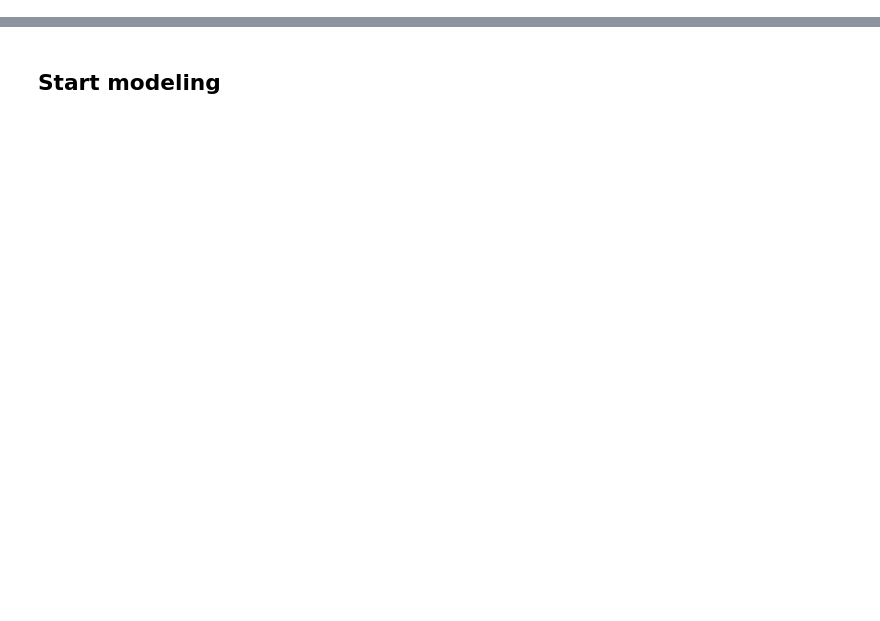
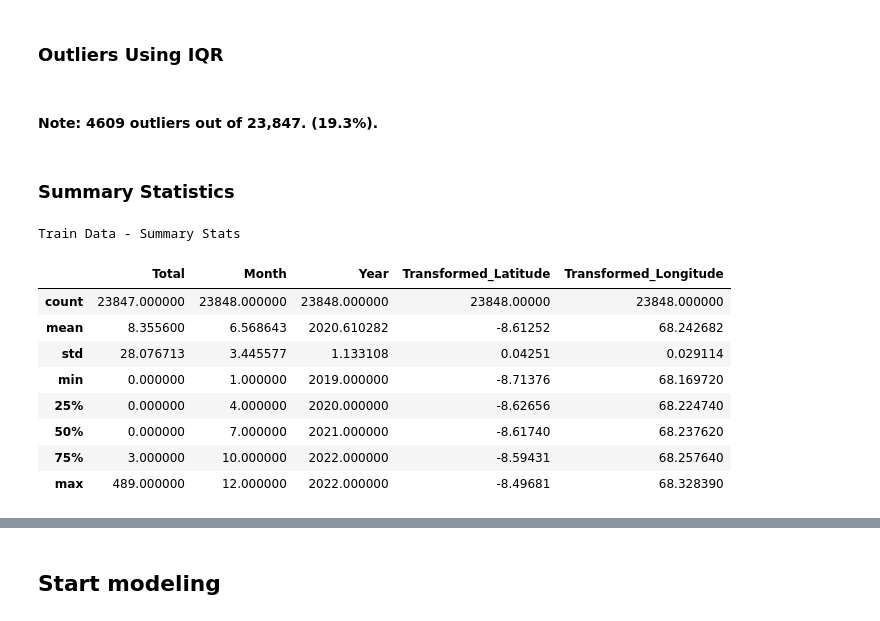
Before and after one commit to malambomutila/SUA-Outsmarting-Outbreaks-Challenge, a Jupyter notebook: 03_Scripts/Outsmart.ipynb, the cells around one changed output, grey strips where cells are left out. Cells and saved outputs as stored; diff of their text form; code cells hidden in the pictures; blank space fills up the shorter version.

```diff
--- a/03_Scripts/Outsmart.ipynb
+++ b/03_Scripts/Outsmart.ipynb
@@ -34,0 +138,2 @@ water_sources = pd.read_csv(data_dir / "water_sources.csv")
+# %% [markdown]
+### Outliers Using IQR
@@ -34,0 +150,19 @@ water_sources = pd.read_csv(data_dir / "water_sources.csv")
+# %% [markdown]
+#### Note: 4609 outliers out of 23,847. (19.3%).
+# %% [markdown]
+### Summary Statistics
+# %%
+print("Train Data - Summary Stats\n")
+
+train.describe()
+# %% [output]
+Train Data - Summary Stats
+|  | Total | Month | Year | Transformed_Latitude | Transformed_Longitude |
+| count | 23847.000000 | 23848.000000 | 23848.000000 | 23848.00000 | 23848.000000 |
+| mean | 8.355600 | 6.568643 | 2020.610282 | -8.61252 | 68.242682 |
+| std | 28.076713 | 3.445577 | 1.133108 | 0.04251 | 0.029114 |
+| min | 0.000000 | 1.000000 | 2019.000000 | -8.71376 | 68.169720 |
+| 25% | 0.000000 | 4.000000 | 2020.000000 | -8.62656 | 68.224740 |
+| 50% | 0.000000 | 7.000000 | 2021.000000 | -8.61740 | 68.237620 |
+| 75% | 3.000000 | 10.000000 | 2022.000000 | -8.59431 | 68.257640 |
+| max | 489.000000 | 12.000000 | 2022.000000 | -8.49681 | 68.328390 |
```
Also changed, not shown: parts of 58 cells of this notebook, 3 other files.
